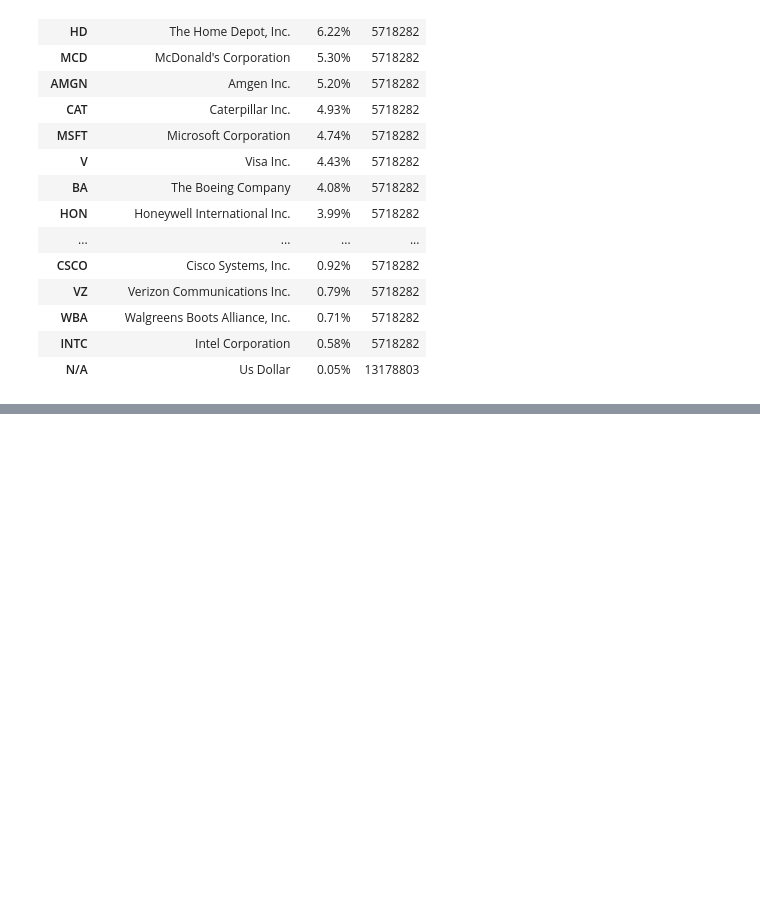
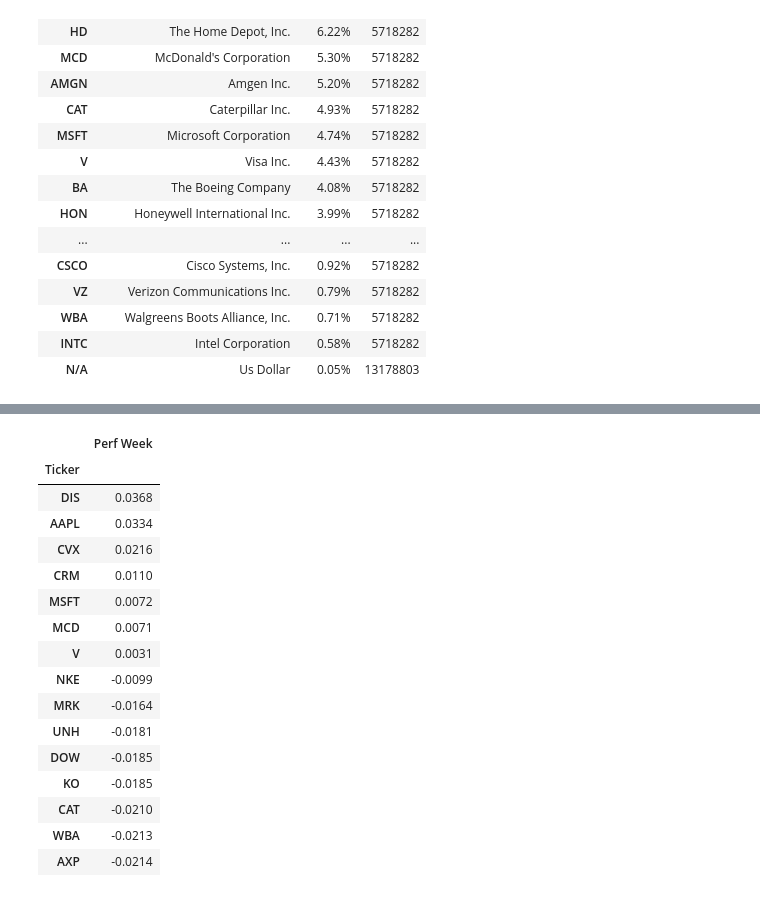
Before and after one commit to mikewenner/Jupyter_Notebooks, a Jupyter notebook: openBB/etf_holdings.ipynb, the cells around one changed output, grey strips where cells are left out. Drawn from its saved outputs; the diff is of its cells as text; code cells hidden in the pictures; blank space fills up the shorter version.

```diff
--- a/openBB/etf_holdings.ipynb
+++ b/openBB/etf_holdings.ipynb
@@ -57,0 +58,23 @@ dia_valuation
+# %%
+performance = dia_valuation.iloc[:, 0:2]
+performance.set_index("Ticker", inplace=True)
+performance.sort_values(by=("Perf Week"), ascending=False, inplace=True)
+performance.head(15)
+# %% [output]
+|  | Perf Week |
+| Ticker |  |
+| DIS | 0.0368 |
+| AAPL | 0.0334 |
+| CVX | 0.0216 |
+| CRM | 0.0110 |
+| MSFT | 0.0072 |
+| MCD | 0.0071 |
+| V | 0.0031 |
+| NKE | -0.0099 |
+| MRK | -0.0164 |
+| UNH | -0.0181 |
+| DOW | -0.0185 |
+| KO | -0.0185 |
+| CAT | -0.0210 |
+| WBA | -0.0213 |
+| AXP | -0.0214 |
```
Also changed, not shown: parts of 3 cells of this notebook.
